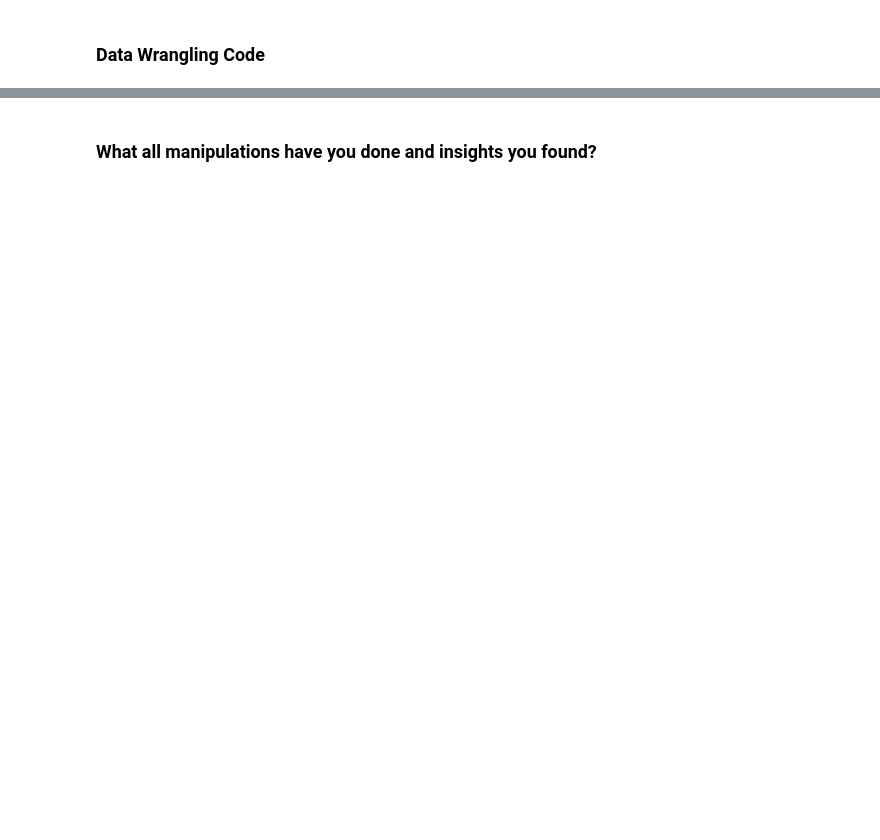
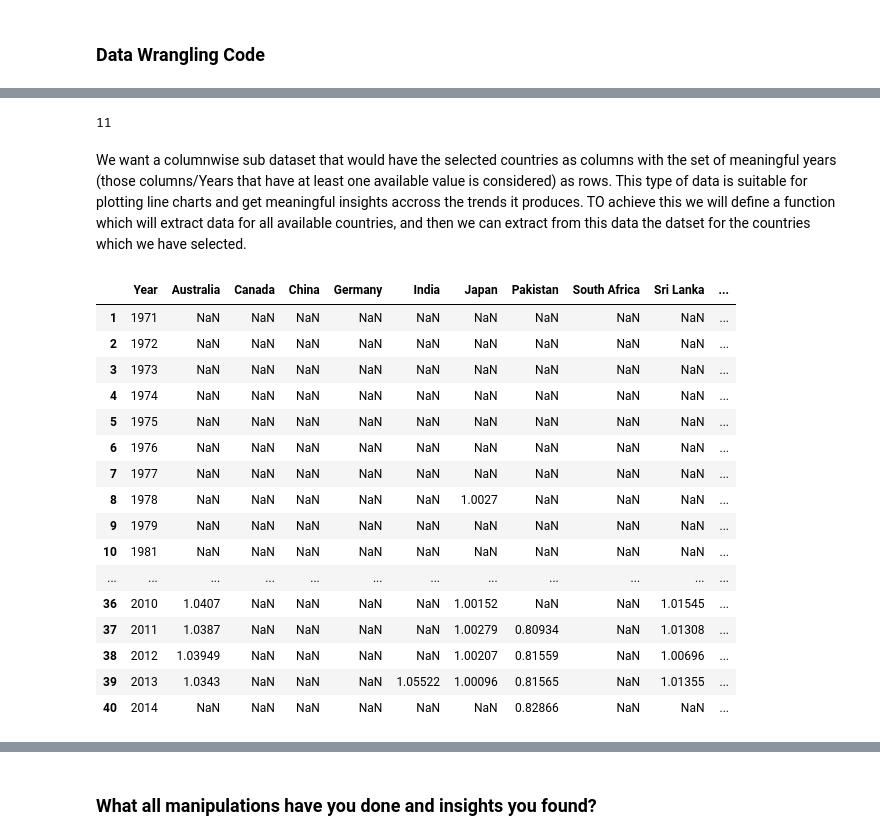
Before and after one commit to Ankita-chouhan-github/EDA-Capstone-project, a Jupyter notebook: Ankita_||_EDA_Capstone_project_(World_Bank_Global_Education_Analysis).ipynb, the cells around one changed output, grey strips where cells are left out. Cells and saved outputs as stored; diff of their text form; code cells hidden in the pictures; blank space fills up the shorter version.

```diff
--- a/Ankita_||_EDA_Capstone_project_(World_Bank_Global_Education_Analysis).ipynb
+++ b/Ankita_||_EDA_Capstone_project_(World_Bank_Global_Education_Analysis).ipynb
@@ -574,0 +801,72 @@ Answer Here
+# %%
+# List of countries that have been selected for analysis.
+Countries = ["India", "United States", "United Kingdom", "Australia", "Germany",
+             "South Africa", "Canada", "Japan", "Sri Lanka", "China", "Pakistan"]
+len(Countries)
+# %% [output]
+11
+# %% [markdown]
+We want a columnwise sub dataset that would have the selected countries as columns with the set of meaningful years (those columns/Years that have at least one available value is considered) as rows.
+This type of data is suitable for plotting line charts and get meaningful insights accross the trends it produces.
+TO achieve this we will define a function which will extract data for all available countries, and then we can extract from this data the datset for the countries which we have selected.
+# %%
+def columnwise_data(indicator_Code):
+  '''we are extracting data such as "countries, year wise data" for a particular indicator code, as this data is suitable for plotting graphs'''
+  # we start with extracting rows of the particular indicator
+  df = ed_stats_data[ed_stats_data["Indicator Code"] == indicator_Code]
+
+  # then from the subset of the data we extract rows of the countries for which we are analysing
+  df = df.loc[df["Country Name"].isin(Countries)]
+
+  # we drop the columns containing all NaN's Values as these columns are not required
+  df.dropna(how="all", axis = 1, inplace=True)
+
+  # after getting the dataframe we reset its index as previous indexes are rendered useless after the filtration applied
+  df.reset_index(inplace=True)
+
+  # we extract the Indicator name of the indicator code we provided
+  title = df["Indicator Name"][0]
+
+  # the dataframe thus obtained contains indicator code, Indicator name, Country Code and old index numbers which we do not require, so we drop them
+  df.drop(labels = ["index", "Country Code", "Indicator Name", "Indicator Code"], axis = 1, inplace = True)
+
+  # To get a clear picture of dataframe containing countries and yearwise data we transpose it
+  df = df.T
+
+  # Now as we have transposed the data we need to reset index again
+  df.reset_index(inplace=True)
+
+  # the datafame thus obtained contains columns of year and countries,
+  # but their labels are the previous index numbers
+  # so to change columns name we will define new columns name & set them as our new columns
+  new_columns = [ "Year", "Australia", "Canada", "China", "Germany", "India", "Japan", "Pakistan", "South Africa", "Sri Lanka", "United Kingdom", "United States"]
+
+  df.set_axis(new_columns, axis=1, inplace=True)
+
+  # the 0th row is now unneccessary as it contains same values as columns name so we drop it
+  df.drop(0, inplace=True)
+
+  # the dataframe that we wanted is now generated, so we return df and title
+  return df, title
+# %%
+# to check if our function works or not we will pass and indicator code through our function
+df, title = columnwise_data("UIS.NERA.2.GPI")
+df
+# %% [output]
+|  | Year | Australia | Canada | China | Germany | India | Japan | Pakistan | South Africa | Sri Lanka | ... |
+| 1 | 1971 | NaN | NaN | NaN | NaN | NaN | NaN | NaN | NaN | NaN | ... |
+| 2 | 1972 | NaN | NaN | NaN | NaN | NaN | NaN | NaN | NaN | NaN | ... |
+| 3 | 1973 | NaN | NaN | NaN | NaN | NaN | NaN | NaN | NaN | NaN | ... |
+| 4 | 1974 | NaN | NaN | NaN | NaN | NaN | NaN | NaN | NaN | NaN | ... |
+| 5 | 1975 | NaN | NaN | NaN | NaN | NaN | NaN | NaN | NaN | NaN | ... |
+| 6 | 1976 | NaN | NaN | NaN | NaN | NaN | NaN | NaN | NaN | NaN | ... |
+| 7 | 1977 | NaN | NaN | NaN | NaN | NaN | NaN | NaN | NaN | NaN | ... |
+| 8 | 1978 | NaN | NaN | NaN | NaN | NaN | 1.0027 | NaN | NaN | NaN | ... |
+| 9 | 1979 | NaN | NaN | NaN | NaN | NaN | NaN | NaN | NaN | NaN | ... |
+| 10 | 1981 | NaN | NaN | NaN | NaN | NaN | NaN | NaN | NaN | NaN | ... |
+| ... | ... | ... | ... | ... | ... | ... | ... | ... | ... | ... | ... |
+| 36 | 2010 | 1.0407 | NaN | NaN | NaN | NaN | 1.00152 | NaN | NaN | 1.01545 | ... |
+| 37 | 2011 | 1.0387 | NaN | NaN | NaN | NaN | 1.00279 | 0.80934 | NaN | 1.01308 | ... |
+| 38 | 2012 | 1.03949 | NaN | NaN | NaN | NaN | 1.00207 | 0.81559 | NaN | 1.00696 | ... |
+| 39 | 2013 | 1.0343 | NaN | NaN | NaN | 1.05522 | 1.00096 | 0.81565 | NaN | 1.01355 | ... |
+| 40 | 2014 | NaN | NaN | NaN | NaN | NaN | NaN | 0.82866 | NaN | NaN | ... |
```
Also changed, not shown: parts of 35 cells of this notebook.
